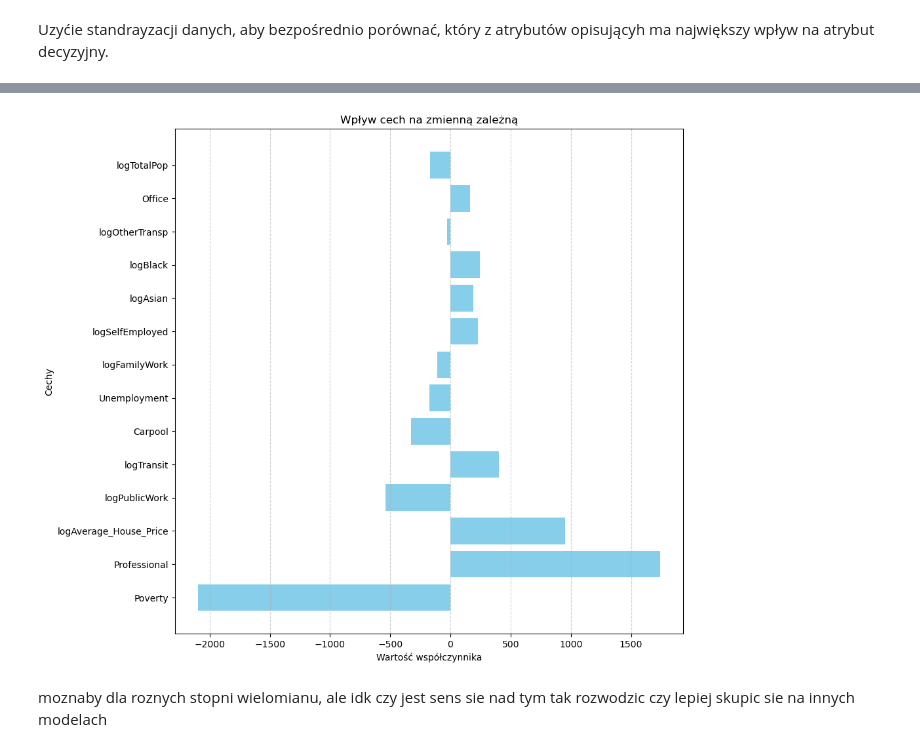
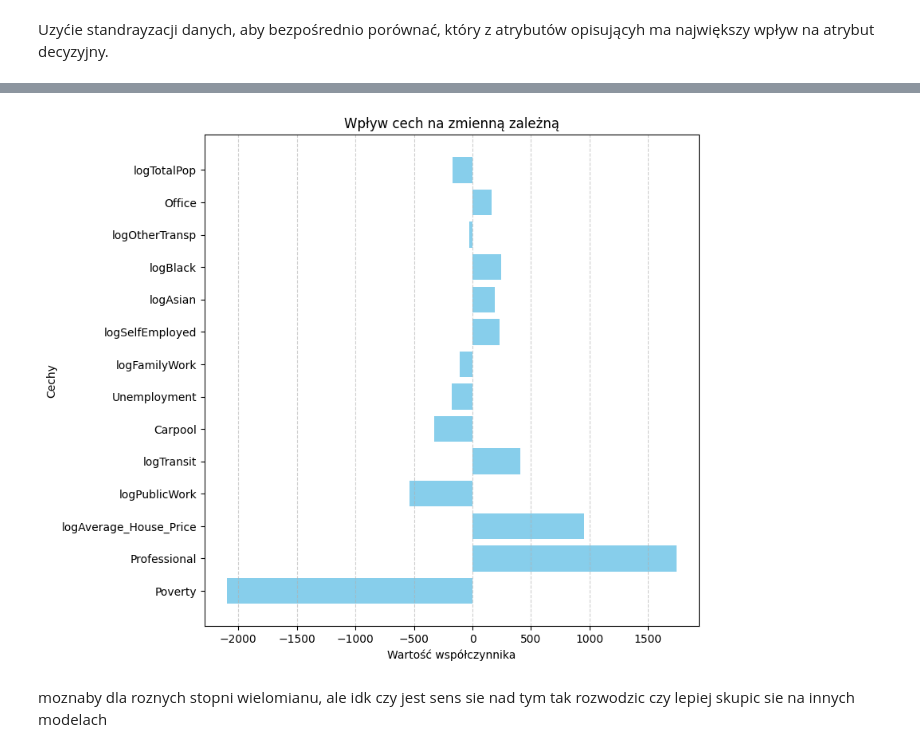
Before and after one commit to juskom/MED2024Z-PROJEKT, a Jupyter notebook: EDA-3.ipynb, the cells around one changed output, grey strips where cells are left out. Cells and saved outputs as stored; diff of their text form; code cells hidden in the pictures.

```diff
--- a/EDA-3.ipynb
+++ b/EDA-3.ipynb
@@ -303,17 +364,10 @@ scaler = StandardScaler()
 x_train = scaler.fit_transform(x_train)
 x_test = scaler.transform(x_test)
 # %%
-regresor = LinearRegression()
-regresor.fit(x_train, y_train)
-y_pred_train = regresor.predict(x_train)
-y_pred_test = regresor.predict(x_test)
-print('Multiple Linear Regression')
-e_train= mean_squared_error(y_train, y_pred_train)
-e_test = mean_squared_error(y_test, y_pred_test)
+e_train, e_test, r2_train, r2_test, coefs = linear_regression(x_train, x_test, y_train, y_test)
 print('Mean Squared Error for train:', e_train)
 print('Mean Squared Error for test:', e_test)
-r2_train = r2_score(y_train, y_pred_train)
-r2_test = r2_score(y_test, y_pred_test)
 print('R2 Score for train:', r2_train)
 print('R2 Score for test:', r2_test)
+print('Coefficients:', coefs)
 # %% [output]
@@ -372,17 +383,13 @@ Wyraz wolny (Intercept): 25913.005373455133
 # %%
-feature_names = x.columns
-coefficients = regresor.coef_
-
-
-plt.figure(figsize=(10, 10))
-plt.barh(feature_names, coefficients, color='skyblue')
+plt.figure(figsize=(8, 8))
+plt.barh(best_features, coefs, color='skyblue')
 plt.xlabel("Wartość współczynnika")
 plt.ylabel("Cechy")
 plt.title("Wpływ cech na zmienną zależną")
 plt.grid(axis='x', linestyle='--', alpha=0.6)
 plt.show()
 # %% [output]
-[figure, old version]
+[figure, new version]
 # %%
 poly_regresor = PolynomialFeatures(degree=4)
 x_poly = poly_regresor.fit_transform(x_train)
```
Also changed, not shown: parts of 23 cells of this notebook.
